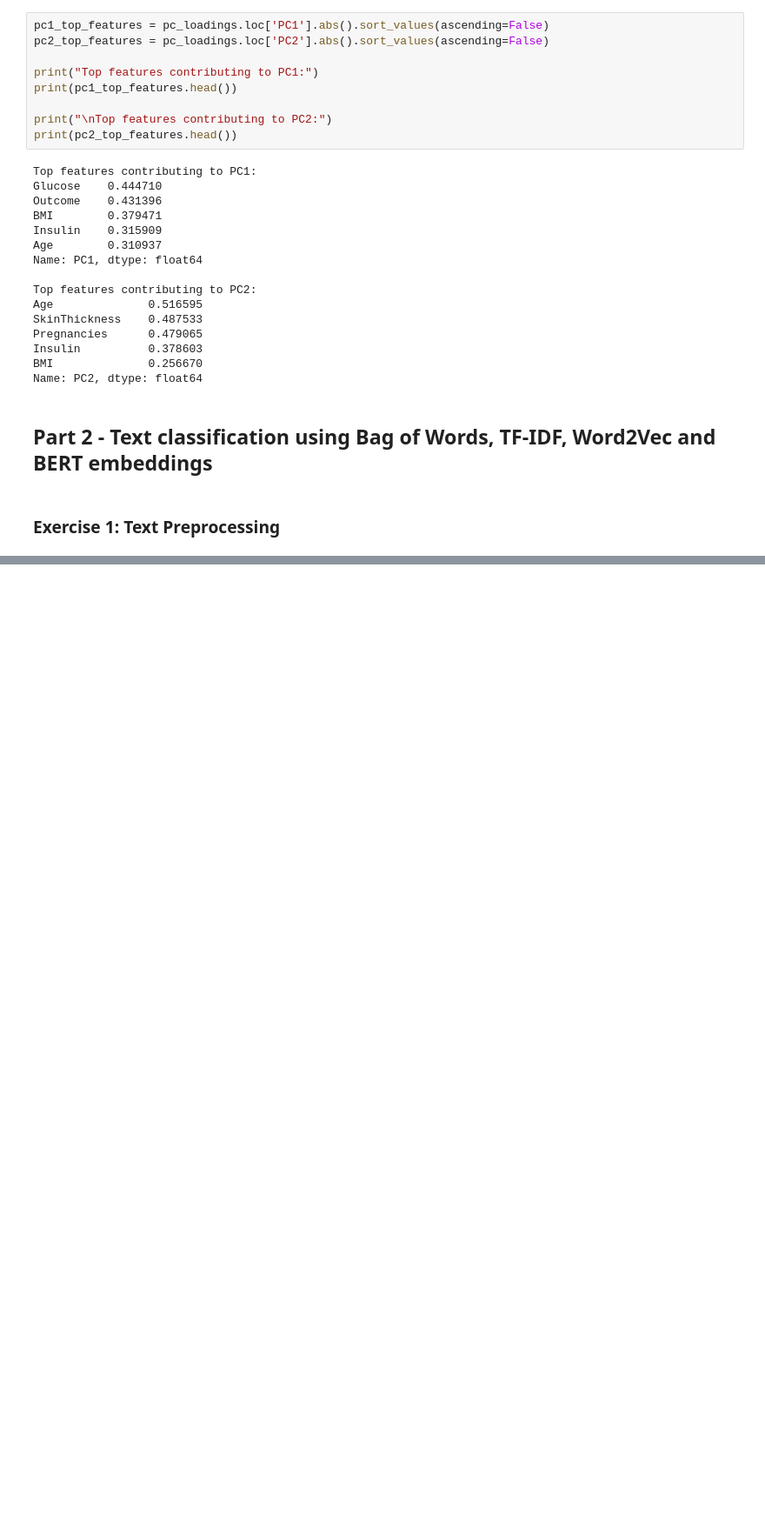
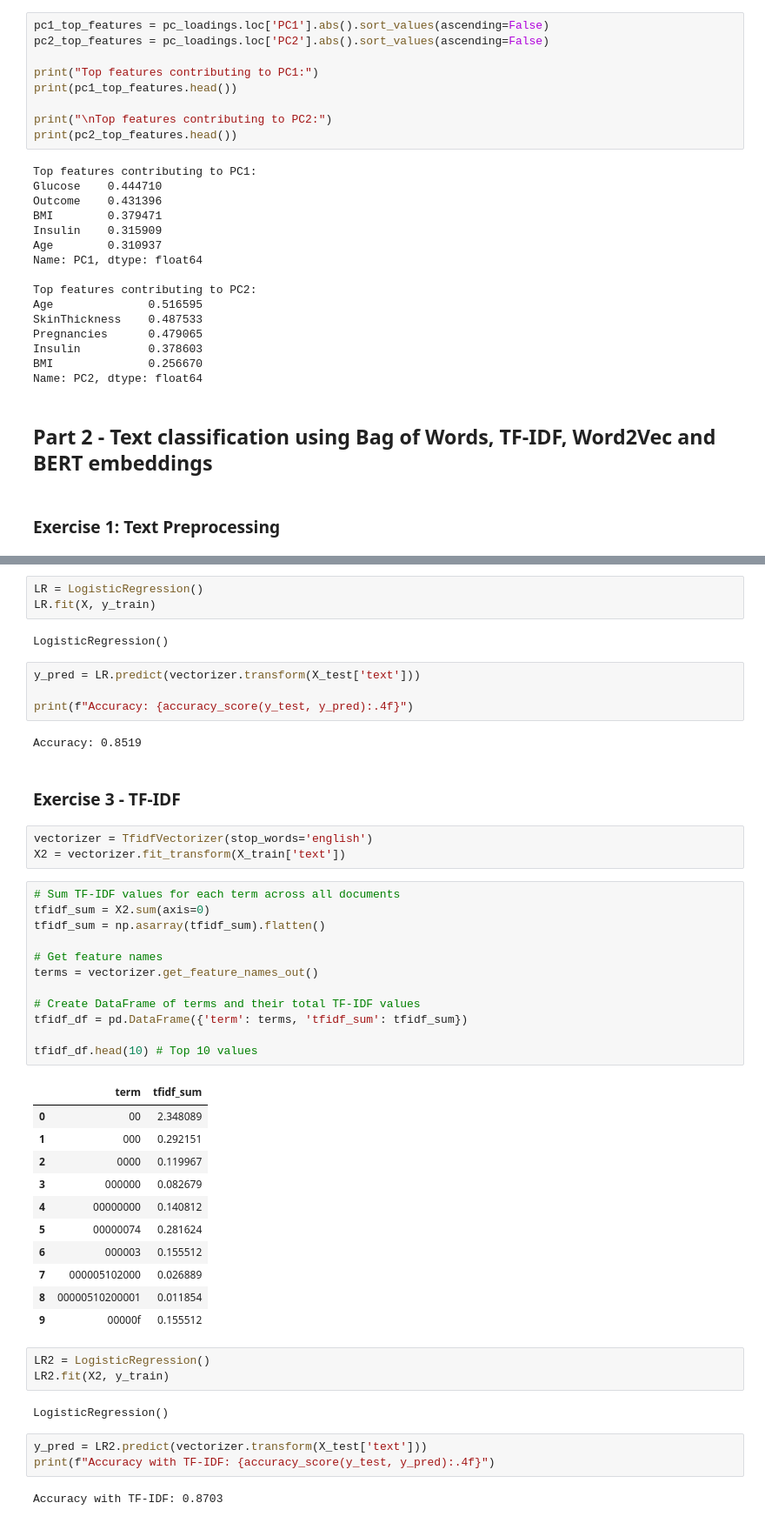
Before and after one commit to 0zzone/machine-learning-efrei-s8, a Jupyter notebook: lab2.ipynb, the cells around one changed output, grey strips where cells are left out. Shown at 87% size. Cells and saved outputs as stored; diff of their text form; blank space fills up the shorter version.

```diff
--- a/lab2.ipynb
+++ b/lab2.ipynb
@@ -339,0 +372,50 @@ In this case, there will be no data leakage between the training and test datase
+# %%
+LR = LogisticRegression()
+LR.fit(X, y_train)
+# %% [output]
+LogisticRegression()
+# %%
+y_pred = LR.predict(vectorizer.transform(X_test['text']))
+
+print(f"Accuracy: {accuracy_score(y_test, y_pred):.4f}")
+# %% [output]
+Accuracy: 0.8519
+# %% [markdown]
+### Exercise 3 - TF-IDF
+# %%
+vectorizer = TfidfVectorizer(stop_words='english')
+X2 = vectorizer.fit_transform(X_train['text'])
+# %%
+# Sum TF-IDF values for each term across all documents
+tfidf_sum = X2.sum(axis=0)
+tfidf_sum = np.asarray(tfidf_sum).flatten()
+
+# Get feature names
+terms = vectorizer.get_feature_names_out()
+
+# Create DataFrame of terms and their total TF-IDF values
+tfidf_df = pd.DataFrame({'term': terms, 'tfidf_sum': tfidf_sum})
+
+tfidf_df.head(10) # Top 10 values
+# %% [output]
+|  | term | tfidf_sum |
+| 0 | 00 | 2.348089 |
+| 1 | 000 | 0.292151 |
+| 2 | 0000 | 0.119967 |
+| 3 | 000000 | 0.082679 |
+| 4 | 00000000 | 0.140812 |
+| 5 | 00000074 | 0.281624 |
+| 6 | 000003 | 0.155512 |
+| 7 | 000005102000 | 0.026889 |
+| 8 | 00000510200001 | 0.011854 |
+| 9 | 00000f | 0.155512 |
+# %%
+LR2 = LogisticRegression()
+LR2.fit(X2, y_train)
+# %% [output]
+LogisticRegression()
+# %%
+y_pred = LR2.predict(vectorizer.transform(X_test['text']))
+print(f"Accuracy with TF-IDF: {accuracy_score(y_test, y_pred):.4f}")
+# %% [output]
+Accuracy with TF-IDF: 0.8703
```
Also changed, not shown: parts of 13 cells of this notebook.
